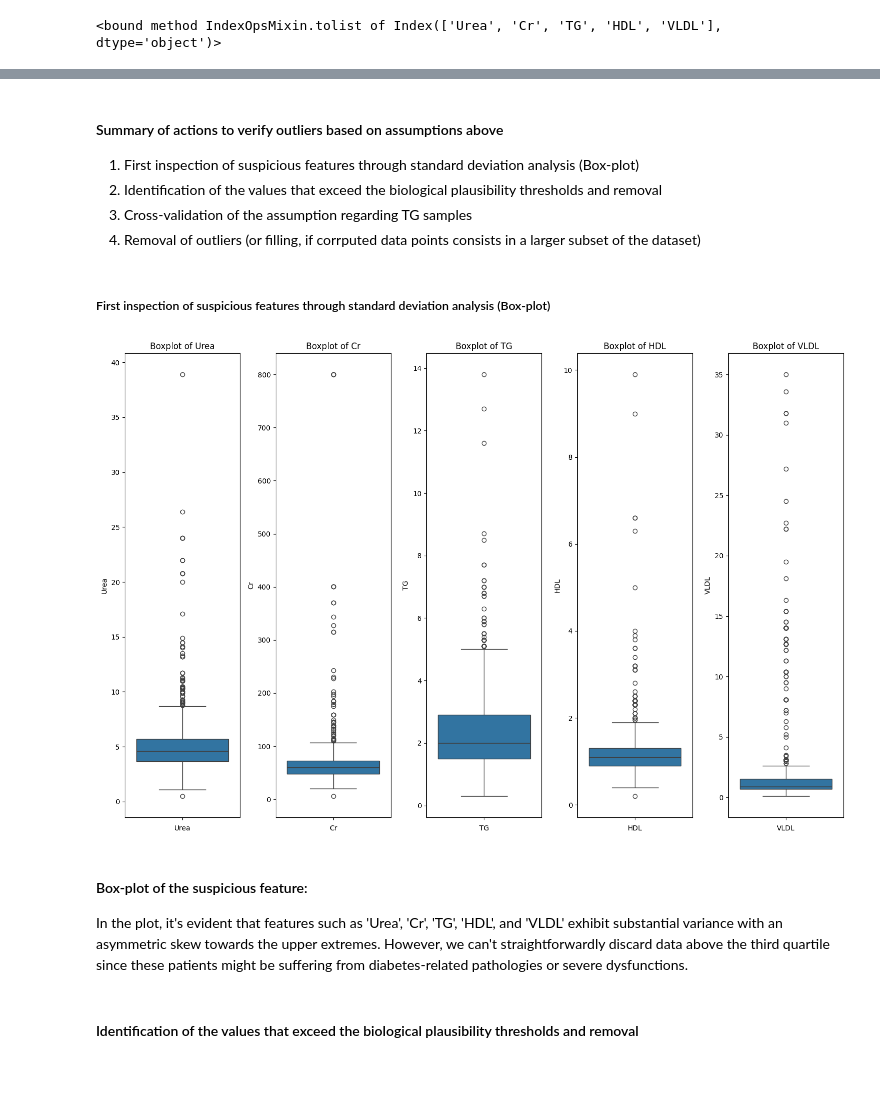
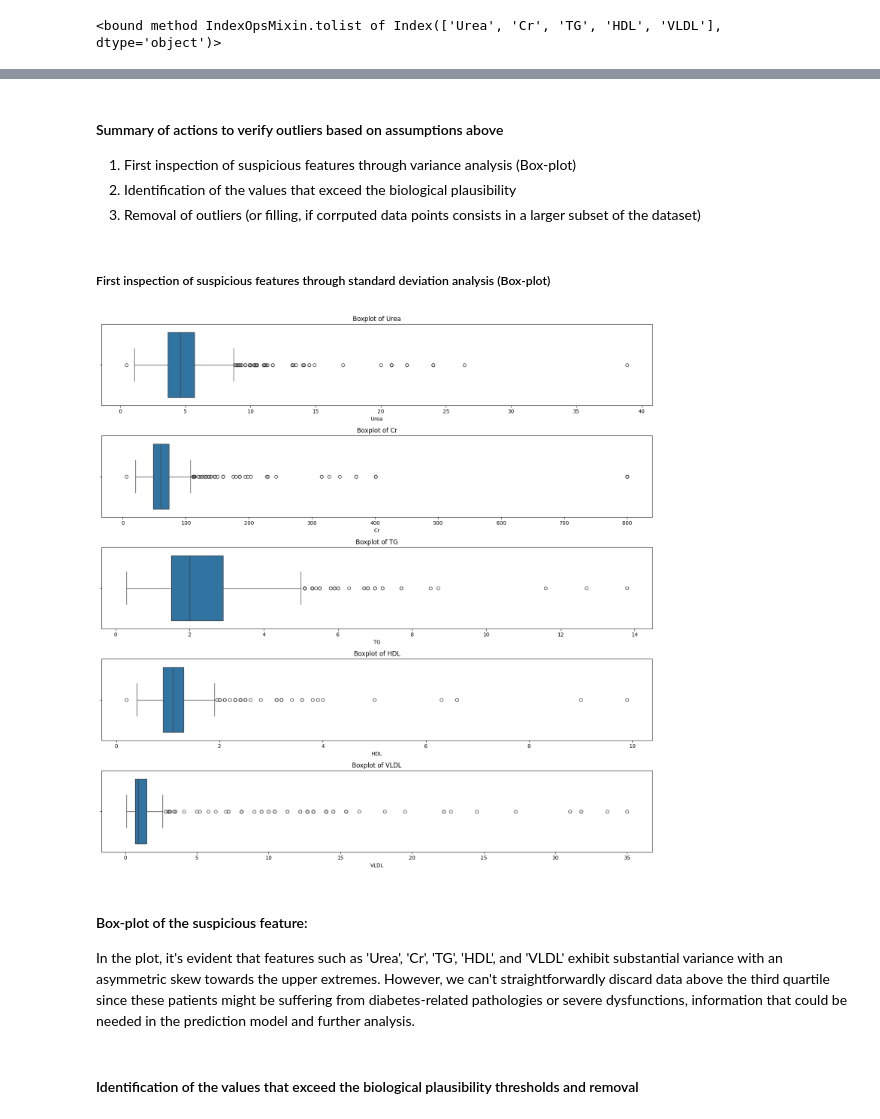
Before and after one commit to tbimbato/Diabetes-Dataset-EDA-and-prediction, a Jupyter notebook: notebooks/EDA.ipynb, the cells around one changed output, grey strips where cells are left out. Drawn from its saved outputs; the diff is of its cells as text; code cells hidden in the pictures; blank space fills up the shorter version.

```diff
--- a/notebooks/EDA.ipynb
+++ b/notebooks/EDA.ipynb
@@ -245,30 +257,29 @@ The following features exhibit potential outliers based on their maximum values,
 # %% [markdown]
 #### Summary of actions to verify outliers based on assumptions above
-1. First inspection of suspicious features through standard deviation analysis (Box-plot)
-2. Identification of the values that exceed the biological plausibility thresholds and removal
-3. Cross-validation of the assumption regarding TG samples
+1. First inspection of suspicious features through variance analysis (Box-plot)
+2. Identification of the values that exceed the biological plausibility
 4. Removal of outliers (or filling, if corrputed data points consists in a larger subset of the dataset)
 # %% [markdown]
 #####  First inspection of suspicious features through standard deviation analysis (Box-plot)
 # %%
-# Plotting the distribution of the features as subplots horizontally
-plt.figure(figsize=(15, 10))
+# Plotting the distribution of the features as subplots vertically
+plt.figure(figsize=(15, 15))
 
 data = dataset[features_high_std]
 
 # Loop through each feature and create a subplot
 for i, feature in enumerate(features_high_std, 1):
-    plt.subplot(1, len(features_high_std), i)
-    sns.boxplot(data=data[feature])
+    plt.subplot(len(features_high_std), 1, i)  # Arrange subplots vertically
+    sns.boxplot(data=data[feature], orient='h')  # Set orientation to horizontal
     plt.title(f'Boxplot of {feature}')
     plt.xlabel(feature)
 
 plt.tight_layout()
 plt.show()
 # %% [output]
-[figure, old version]
+[figure, new version]
 # %% [markdown]
 #### Box-plot of the suspicious feature:
-In the plot, it's evident that features such as 'Urea', 'Cr', 'TG', 'HDL', and 'VLDL' exhibit substantial variance with an asymmetric skew towards the upper extremes. However, we can't straightforwardly discard data above the third quartile since these patients might be suffering from diabetes-related pathologies or severe dysfunctions.
+In the plot, it's evident that features such as 'Urea', 'Cr', 'TG', 'HDL', and 'VLDL' exhibit substantial variance with an asymmetric skew towards the upper extremes. However, we can't straightforwardly discard data above the third quartile since these patients might be suffering from diabetes-related pathologies or severe dysfunctions, information that could be needed in the prediction model and further analysis.
 # %% [markdown]
 #### Identification of the values that exceed the biological plausibility thresholds and removal
```
Also changed, not shown: parts of 14 cells of this notebook, 4 other files.
